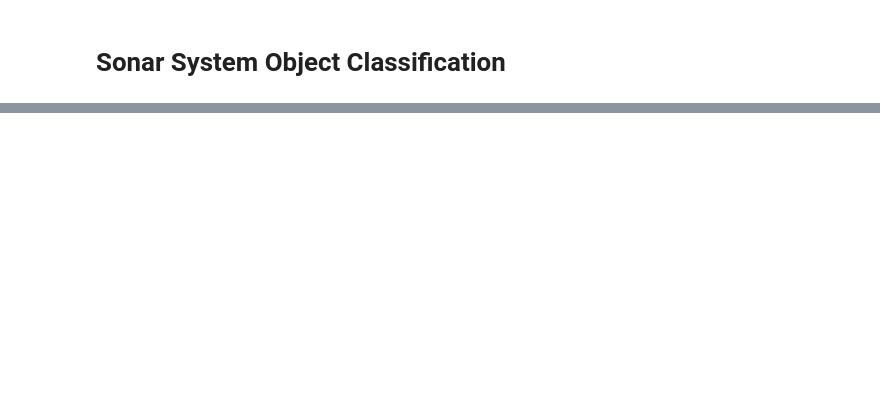
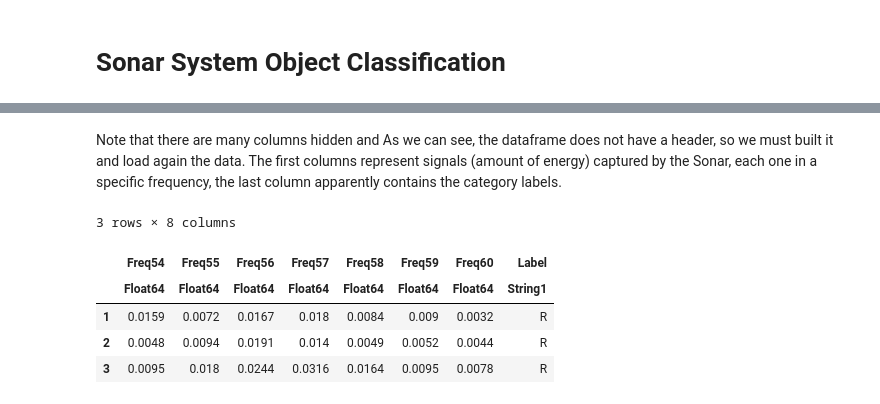
Before and after one commit to jsacevedoro/ml_maths_work2, a Jupyter notebook: Basic_Models.ipynb, the cells around one changed output, grey strips where cells are left out. Cells and saved outputs as stored; diff of their text form; code cells hidden in the pictures; blank space fills up the shorter version.

```diff
--- a/Basic_Models.ipynb
+++ b/Basic_Models.ipynb
@@ -24,0 +32,19 @@ LoadError: ArgumentError: "sonar.csv" is not a valid file or doesn't exist
+# %% [markdown]
+Note that there are many columns hidden and As we can see, the dataframe does not have a header, so we must built it and load again the data. The first
+columns represent signals (amount of energy) captured by the Sonar, each one in a specific frequency, the last column apparently contains the category labels.
+# %%
+# Build the header with a list
+header = ["Freq$i" for i=1:size(df,2)-1 ]
+push!(header,"Label")
+# Re Load data and set header
+df = CSV.read("sonar.csv",DataFrame,header=header)
+
+# Watch last 7 columns and first 3 rows
+first(select(df, 54:61 ),3)
+# %% [output]
+3 rows × 8 columns
+|  | Freq54 | Freq55 | Freq56 | Freq57 | Freq58 | Freq59 | Freq60 | Label |
+|  | Float64 | Float64 | Float64 | Float64 | Float64 | Float64 | Float64 | String1 |
+| 1 | 0.0159 | 0.0072 | 0.0167 | 0.018 | 0.0084 | 0.009 | 0.0032 | R |
+| 2 | 0.0048 | 0.0094 | 0.0191 | 0.014 | 0.0049 | 0.0052 | 0.0044 | R |
+| 3 | 0.0095 | 0.018 | 0.0244 | 0.0316 | 0.0164 | 0.0095 | 0.0078 | R |
```
Also changed, not shown: parts of 55 cells of this notebook.
